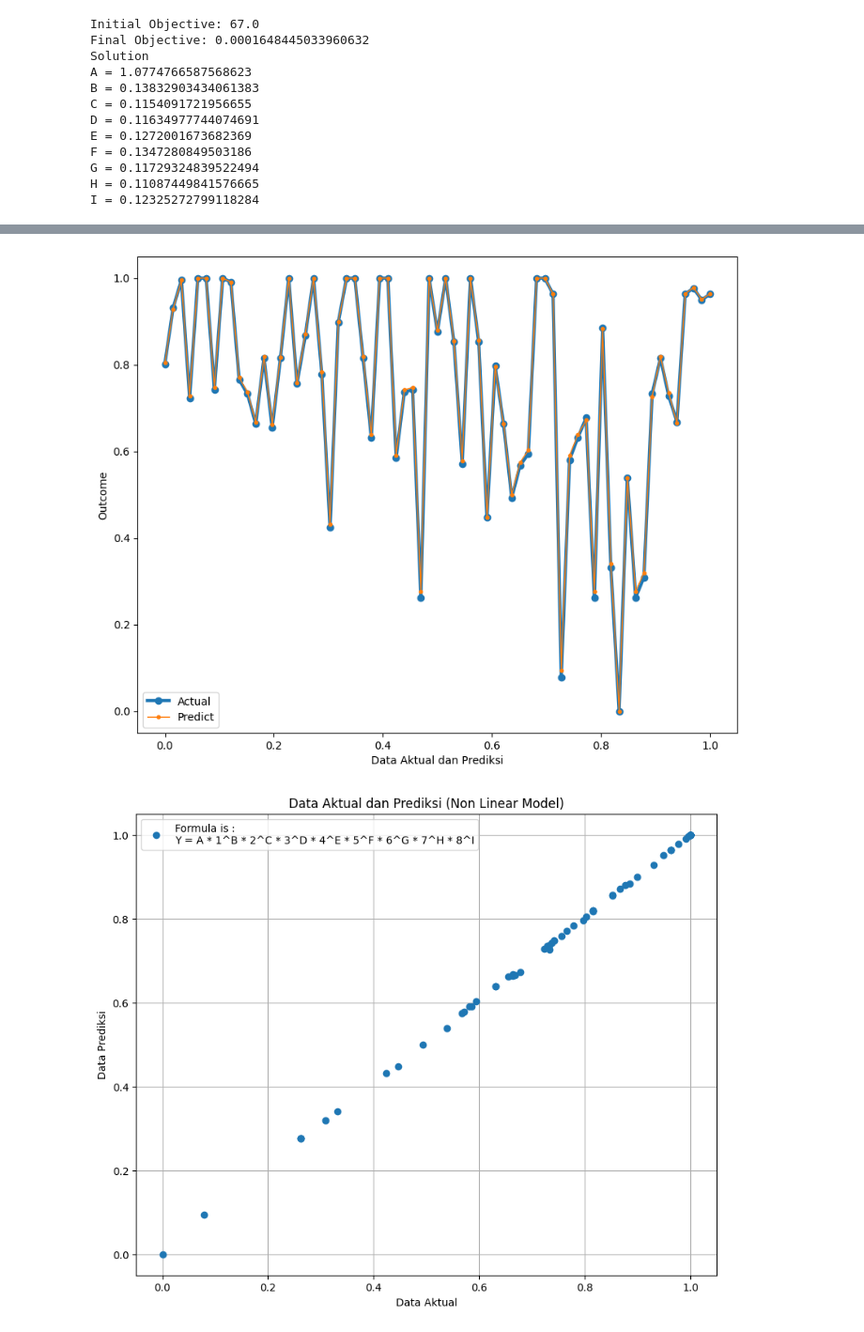
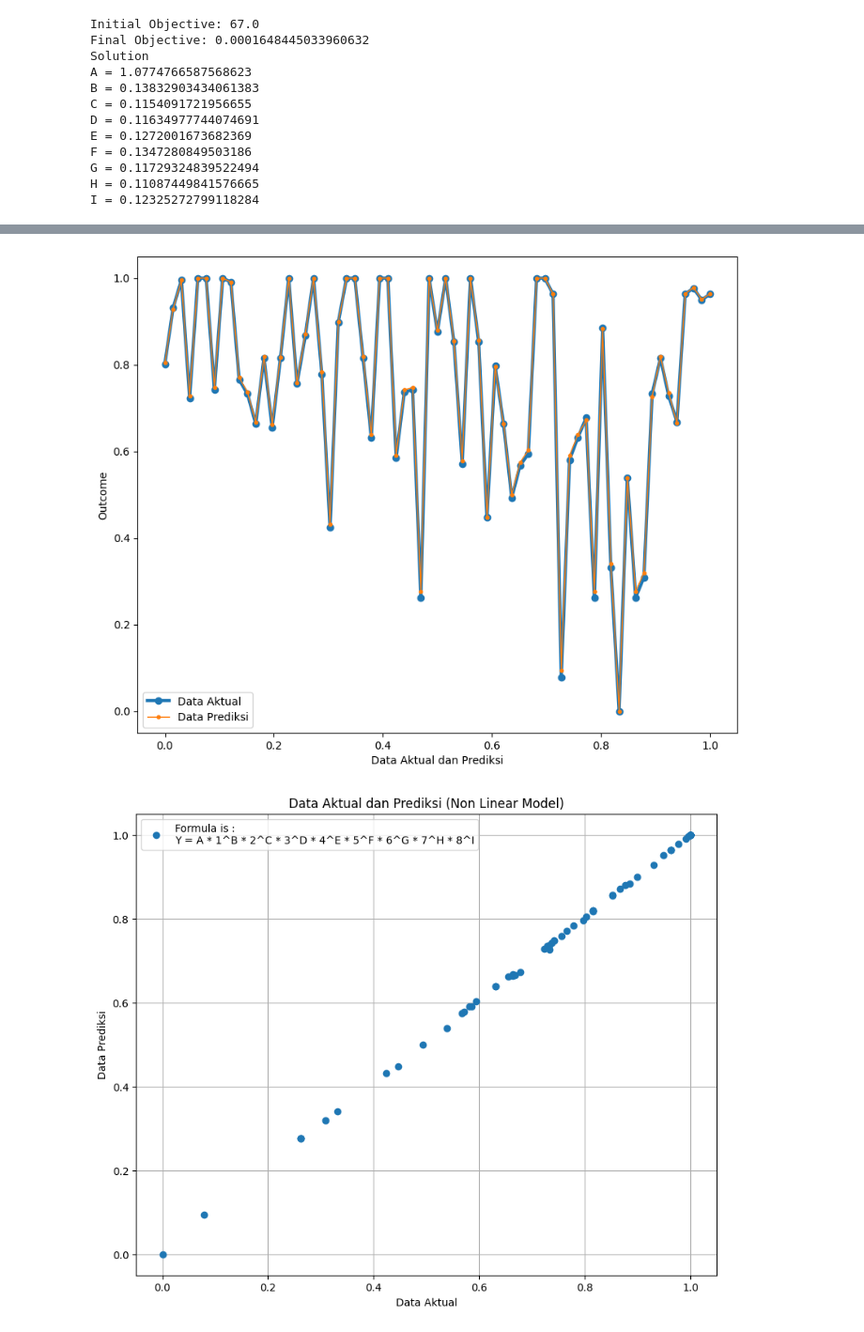
Before and after one commit to yudhaislamisulistya/non-linear-programming-ro, a Jupyter notebook: non-linear.ipynb, the cells around one changed output, grey strips where cells are left out. Shown at 94% size. Saved outputs shown, nothing was run; the diff lists cells and outputs as text; code cells hidden in the pictures.

```diff
--- a/non-linear.ipynb
+++ b/non-linear.ipynb
@@ -177,15 +188,15 @@ y = MinMaxScaler(y) # berfungsi untuk menghitung nilai y
 # %%
 x = np.linspace(0, 1, 67) # berfungsi untuk menghitung nilai x
 x = x/max(x) # berfungsi untuk menghitung nilai x
 plt.figure(figsize=(10,8)) # berfungsi untuk mengatur ukuran gambar
-plt.plot(x,ym, linewidth=3.0, marker='o', label='Actual') # berfungsi untuk mengatur nilai x dan ym
-plt.plot(x,y, linewidth=1.0, marker='.', label='Predict') # berfungsi untuk mengatur nilai x dan y
+plt.plot(x,ym, linewidth=3.0, marker='o', label='Data Aktual') # berfungsi untuk mengatur nilai x dan ym
+plt.plot(x,y, linewidth=1.0, marker='.', label='Data Prediksi') # berfungsi untuk mengatur nilai x dan y
 plt.legend(loc='best') # berfungsi untuk mengatur letak legenda
 plt.ylabel('Outcome') # berfungsi untuk mengatur label sumbu y
 plt.xlabel('Data Aktual dan Prediksi') # berfungsi untuk mengatur label sumbu x
 plt.show() # berfungsi untuk menampilkan gambar
 # %% [output]
-[figure, old version]
+[figure, new version]
 # %%
 plt.figure(figsize=(10,8)) # berfungsi untuk mengatur ukuran gambar
 plt.title('Data Aktual dan Prediksi (Non Linear Model)') # berfungsi untuk mengatur judul gambar
```
Also changed, not shown: parts of 4 cells of this notebook, 4 other files.
